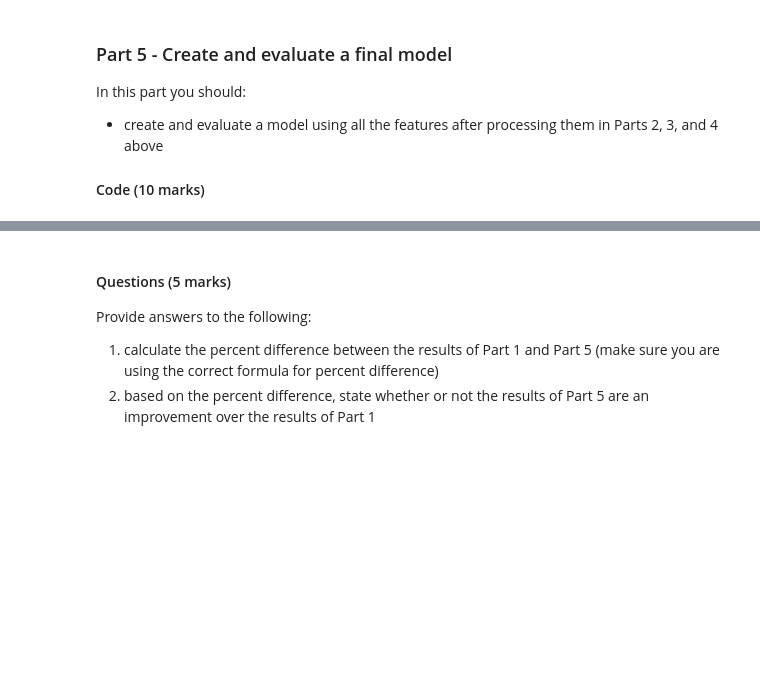
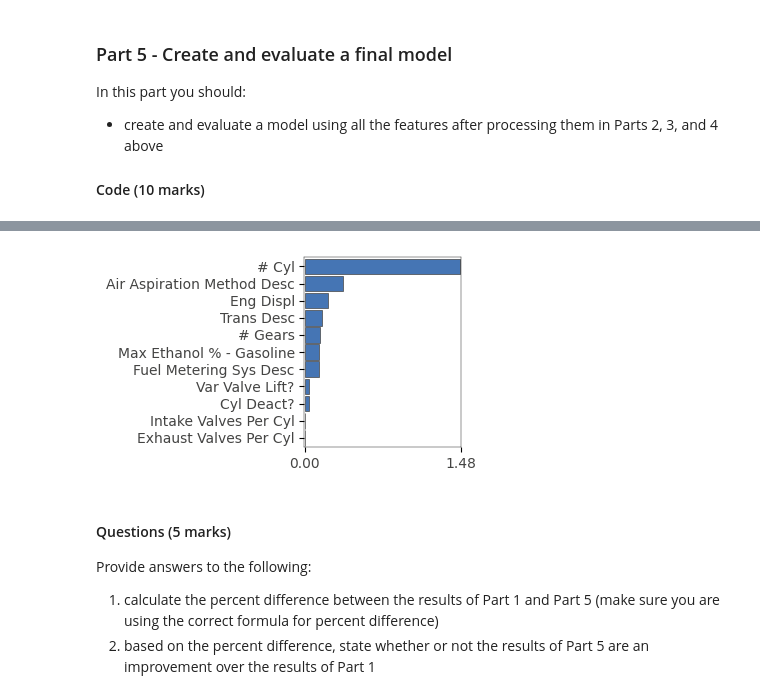
Before and after one commit to educbd/ML_, a Jupyter notebook: Graded_Lab_3.ipynb, the cells around one changed output, grey strips where cells are left out. Drawn from its saved outputs; the diff is of its cells as text; code cells hidden in the pictures; blank space fills up the shorter version.

```diff
--- a/Graded_Lab_3.ipynb
+++ b/Graded_Lab_3.ipynb
@@ -434,3 +434,8 @@ Average of R^2 over 10 runs for model_2 is: 0.9400
+# %%
+# Ploting the feature importance:
+showimp(model_2, X2, y2)
+# %% [output]
+[figure, added]
 # %% [markdown]
 #### Questions (5 marks)
 
```
Also changed, not shown: parts of 1 cell of this notebook.
